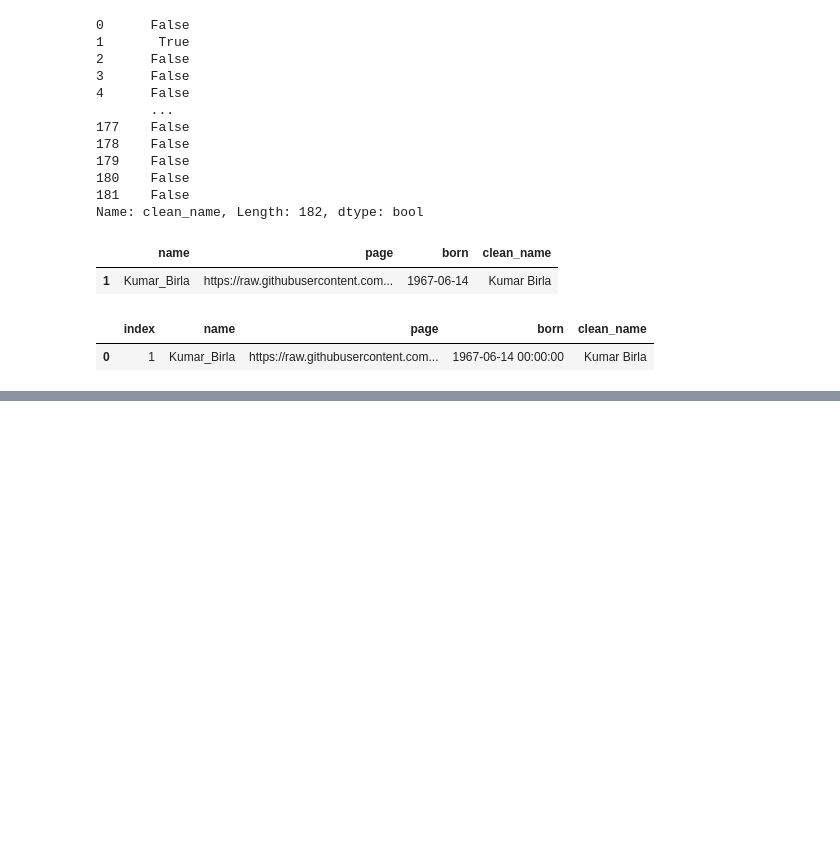
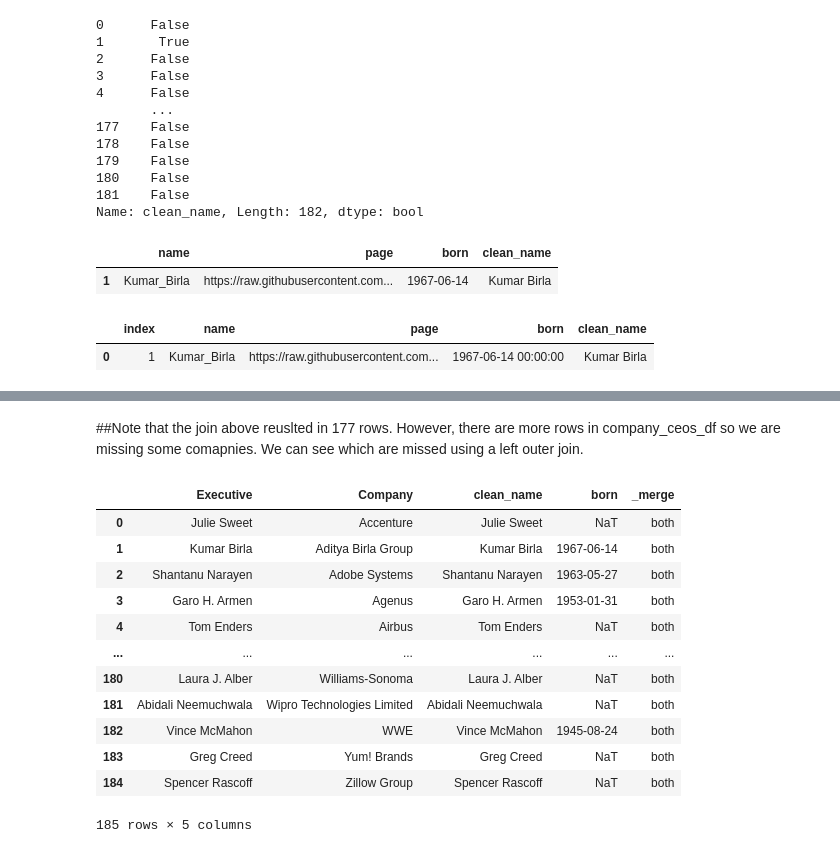
Before and after one commit to kehinde-ezekiel/REU-DataScienceProgram, a Jupyter notebook: DataWrangling.ipynb, the cells around one changed output, grey strips where cells are left out. Saved outputs shown, nothing was run; the diff lists cells and outputs as text; code cells hidden in the pictures; blank space fills up the shorter version.

```diff
--- a/DataWrangling.ipynb
+++ b/DataWrangling.ipynb
@@ -327,0 +394,22 @@ pd.read_sql_query('select * from temp_exec where clean_name="Kumar Birla"', conn
+# %% [markdown]
+##Note that the join above reuslted in 177 rows. However, there are more rows in company_ceos_df so we are missing some comapnies. We can see which are missed using a left outer join.
+# %%
+leftjoin_df = company_ceos_df[['Executive', 'Company']].merge(exec_df[['clean_name', 'born']],
+                                                left_on=['Executive'],
+                                                right_on=['clean_name'], how="left", indicator=True)
+
+leftjoin_df
+# %% [output]
+|  | Executive | Company | clean_name | born | _merge |
+| 0 | Julie Sweet | Accenture | Julie Sweet | NaT | both |
+| 1 | Kumar Birla | Aditya Birla Group | Kumar Birla | 1967-06-14 | both |
+| 2 | Shantanu Narayen | Adobe Systems | Shantanu Narayen | 1963-05-27 | both |
+| 3 | Garo H. Armen | Agenus | Garo H. Armen | 1953-01-31 | both |
+| 4 | Tom Enders | Airbus | Tom Enders | NaT | both |
+| ... | ... | ... | ... | ... | ... |
+| 180 | Laura J. Alber | Williams-Sonoma | Laura J. Alber | NaT | both |
+| 181 | Abidali Neemuchwala | Wipro Technologies Limited | Abidali Neemuchwala | NaT | both |
+| 182 | Vince McMahon | WWE | Vince McMahon | 1945-08-24 | both |
+| 183 | Greg Creed | Yum! Brands | Greg Creed | NaT | both |
+| 184 | Spencer Rascoff | Zillow Group | Spencer Rascoff | NaT | both |
+185 rows × 5 columns
```
Also changed, not shown: parts of 12 cells of this notebook.
